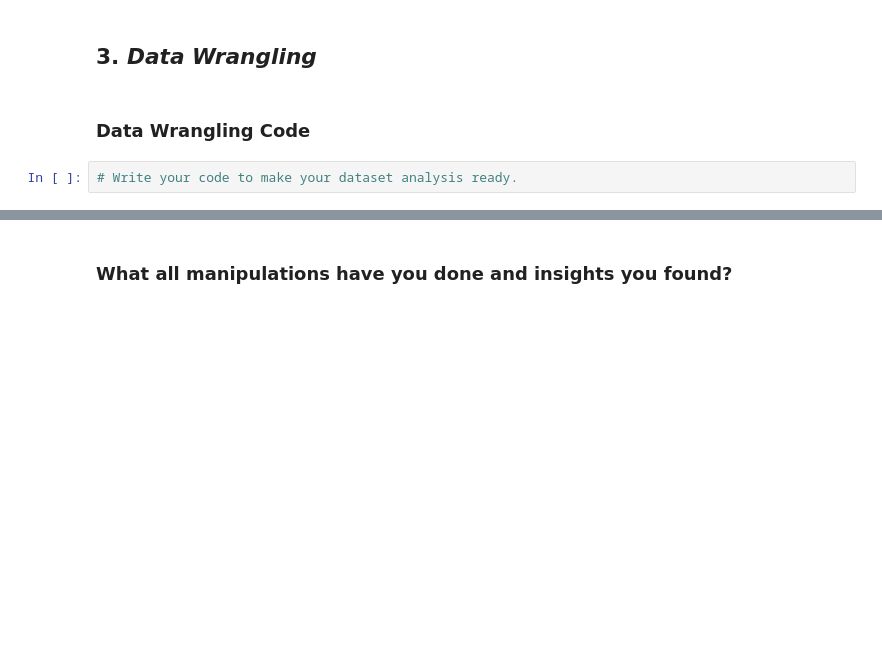
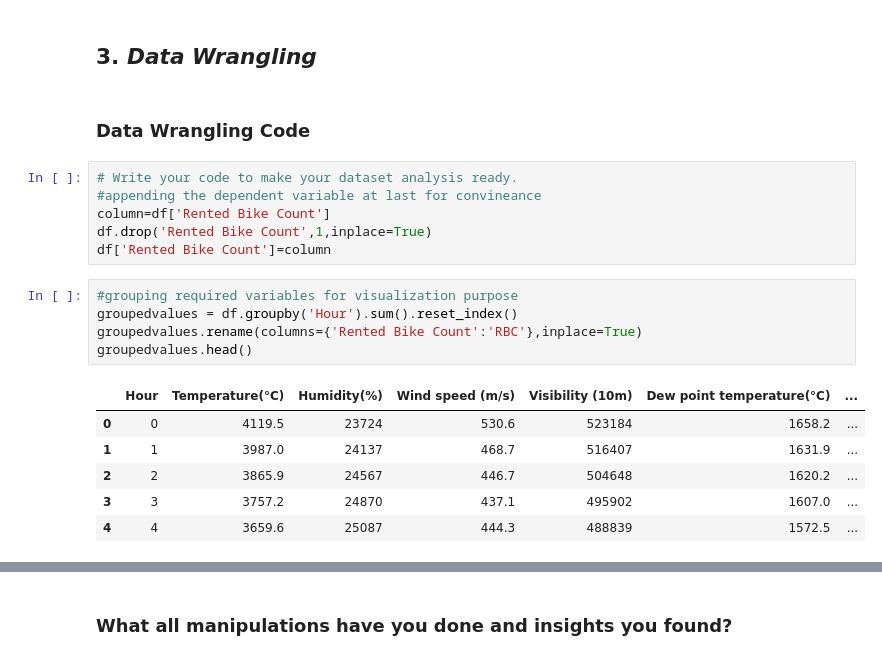
Before and after one commit to amoghpai17/Bike_sharing_demand_prediction, a Jupyter notebook: Bike_sharing_demand_prediction.ipynb, the cells around one changed output, grey strips where cells are left out. Cells and saved outputs as stored; diff of their text form; blank space fills up the shorter version.

```diff
--- a/Bike_sharing_demand_prediction.ipynb
+++ b/Bike_sharing_demand_prediction.ipynb
@@ -129,5 +237,21 @@ Answer Here
 ## 3. ***Data Wrangling***
 # %% [markdown]
 ### Data Wrangling Code
-# %%
-# Write your code to make your dataset analysis ready.
+# %%
+# Write your code to make your dataset analysis ready.
+#appending the dependent variable at last for convineance
+column=df['Rented Bike Count']
+df.drop('Rented Bike Count',1,inplace=True)
+df['Rented Bike Count']=column
+# %%
+#grouping required variables for visualization purpose
+groupedvalues = df.groupby('Hour').sum().reset_index()
+groupedvalues.rename(columns={'Rented Bike Count':'RBC'},inplace=True)
+groupedvalues.head()
+# %% [output]
+|  | Hour | Temperature(°C) | Humidity(%) | Wind speed (m/s) | Visibility (10m) | Dew point temperature(°C) | ... |
+| 0 | 0 | 4119.5 | 23724 | 530.6 | 523184 | 1658.2 | ... |
+| 1 | 1 | 3987.0 | 24137 | 468.7 | 516407 | 1631.9 | ... |
+| 2 | 2 | 3865.9 | 24567 | 446.7 | 504648 | 1620.2 | ... |
+| 3 | 3 | 3757.2 | 24870 | 437.1 | 495902 | 1607.0 | ... |
+| 4 | 4 | 3659.6 | 25087 | 444.3 | 488839 | 1572.5 | ... |
```
Also changed, not shown: parts of 32 cells of this notebook.
